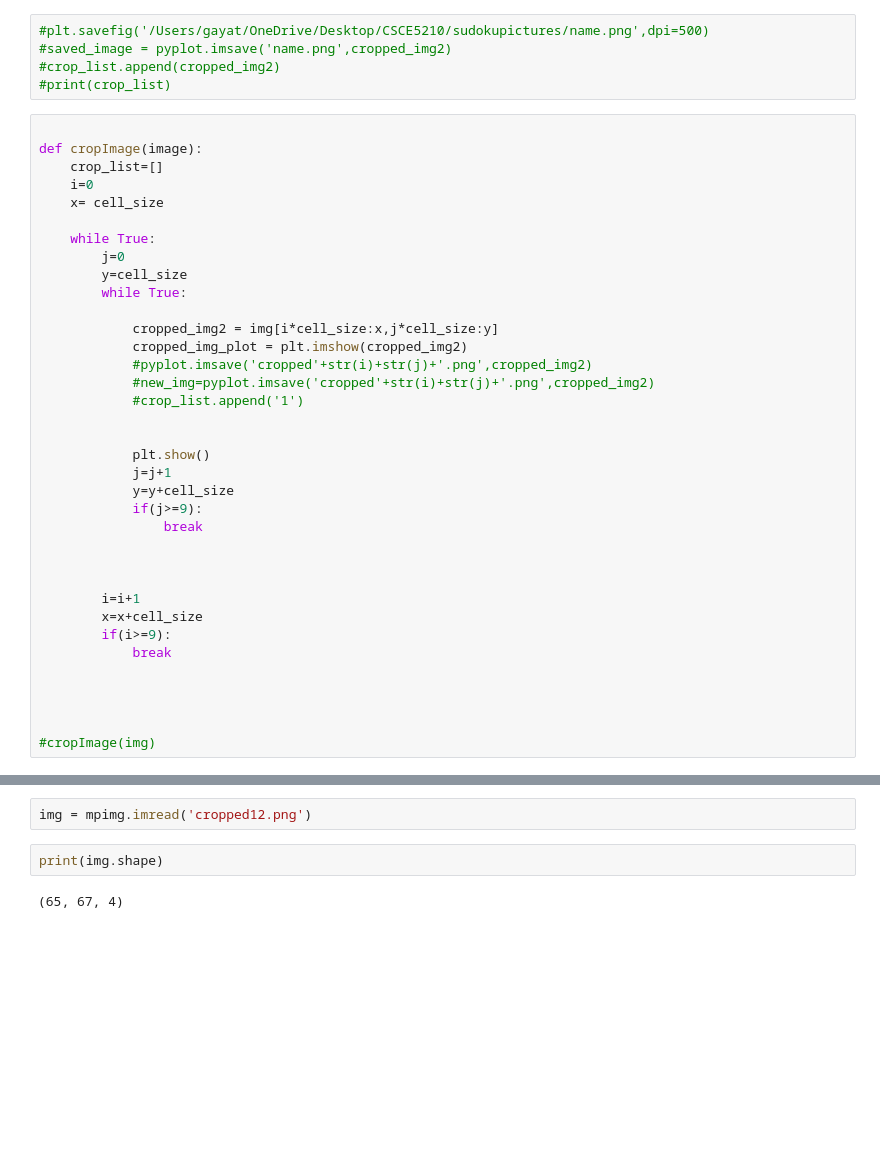
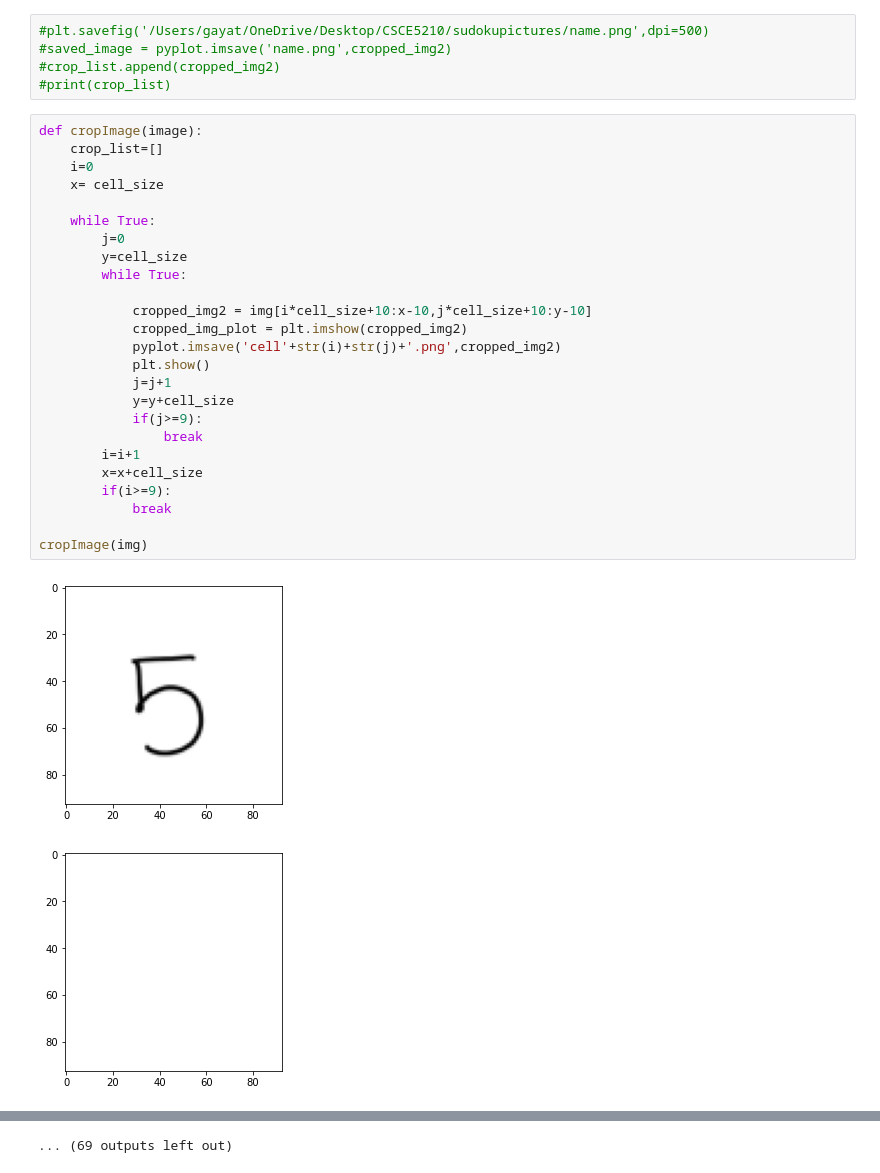
Before and after one commit to Gayatri345/Sudoku, a Jupyter notebook: SudokuPictures.ipynb, the cells around one changed output, grey strips where cells are left out. Saved outputs shown, nothing was run; the diff lists cells and outputs as text; blank space fills up the shorter version.

```diff
--- a/SudokuPictures.ipynb
+++ b/SudokuPictures.ipynb
@@ -45,38 +45,30 @@ plt.show()
 #crop_list.append(cropped_img2)
 #print(crop_list)
 # %%
-
 def cropImage(image):
     crop_list=[]
     i=0
     x= cell_size
 
     while True:
         j=0
         y=cell_size
         while True:
 
-            cropped_img2 = img[i*cell_size:x,j*cell_size:y]
+            cropped_img2 = img[i*cell_size+10:x-10,j*cell_size+10:y-10]
             cropped_img_plot = plt.imshow(cropped_img2)
-            #pyplot.imsave('cropped'+str(i)+str(j)+'.png',cropped_img2)
-            #new_img=pyplot.imsave('cropped'+str(i)+str(j)+'.png',cropped_img2)
-            #crop_list.append('1')
-
-
+            pyplot.imsave('cell'+str(i)+str(j)+'.png',cropped_img2)
             plt.show()
             j=j+1
             y=y+cell_size
             if(j>=9):
                 break
-
-
-
         i=i+1
         x=x+cell_size
         if(i>=9):
             break
 
-
-
-
-#cropImage(img)
+cropImage(img)
+# %% [output]
+[figure, added]
+[figure, added]
@@ -83,6 +85 @@ def cropImage(image):
+... (69 outputs left out)
-# %%
-img = mpimg.imread('cropped12.png')
-# %%
-print(img.shape)
-# %% [output]
-(65, 67, 4)
```
Also changed, not shown: parts of 5 cells of this notebook, 2 other files.
